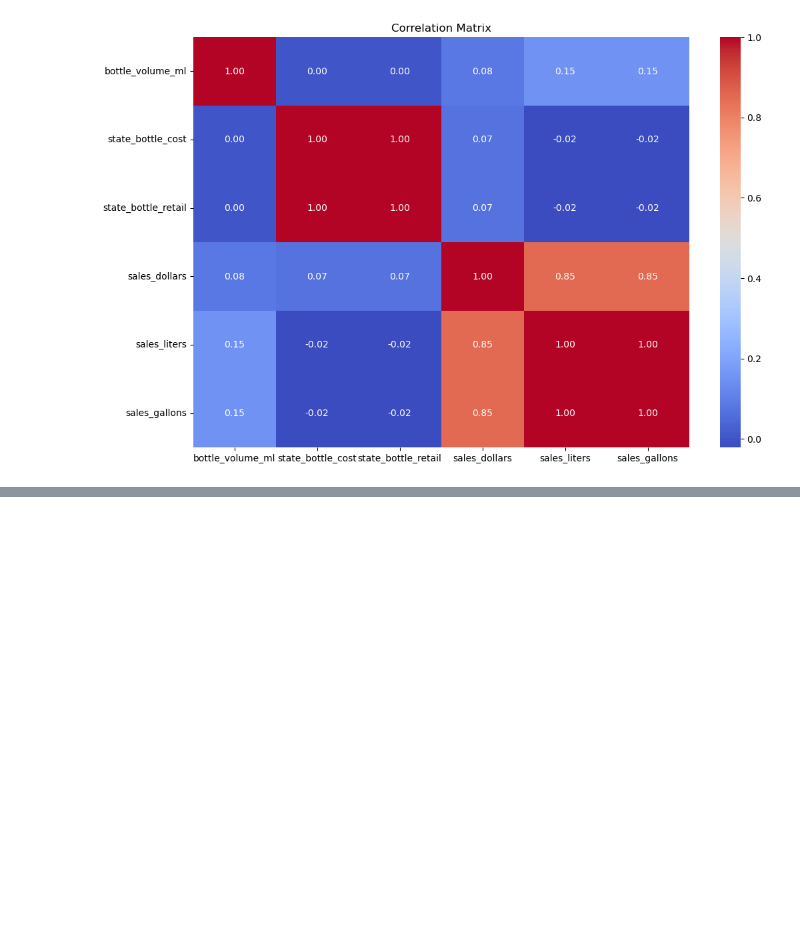
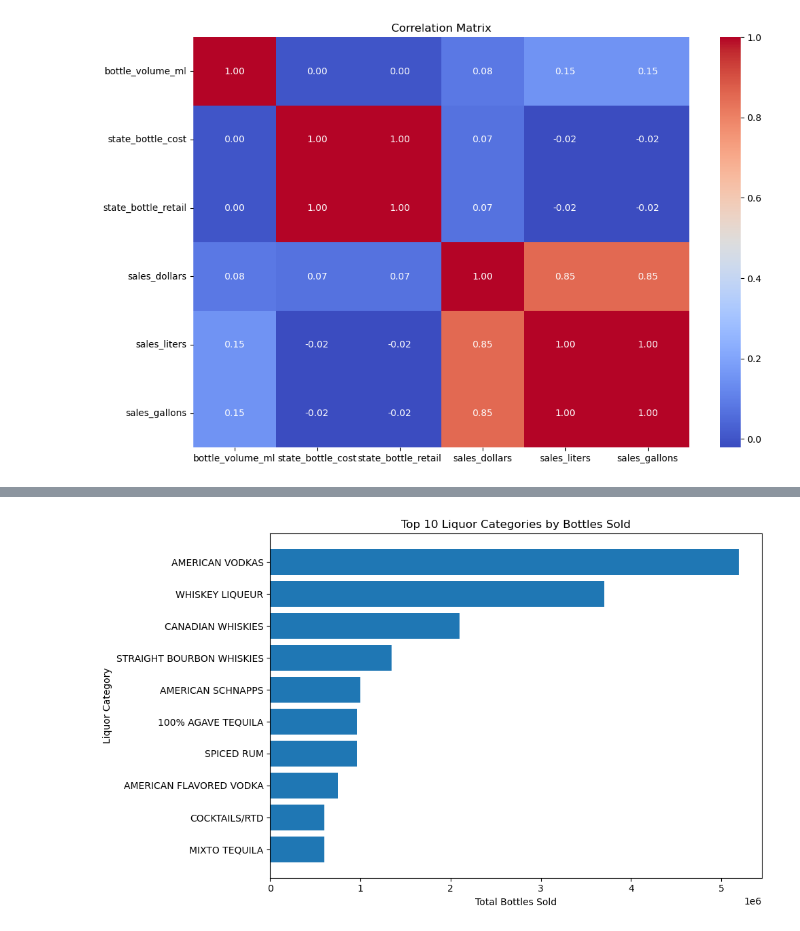
Before and after one commit to otishunt/data4401-joe, a Jupyter notebook: eda.ipynb, the cells around one changed output, grey strips where cells are left out. Saved outputs shown, nothing was run; the diff lists cells and outputs as text; code cells hidden in the pictures; blank space fills up the shorter version.

```diff
--- a/eda.ipynb
+++ b/eda.ipynb
@@ -141,0 +255,15 @@ KeyError: 'sale_dollars'
+# %%
+category_sales = con.execute("""
+    SELECT
+        category_code,
+        category_name,
+        SUM(CAST(sales_bottles AS INTEGER)) AS total_bottles,
+        SUM(sales_dollars) AS total_sales,
+        AVG(state_bottle_retail) AS avg_retail_price
+    FROM 'liquor.parquet'
+    WHERE category_name IS NOT NULL
+    GROUP BY category_code, category_name
+    ORDER BY total_bottles DESC
+""").df()
+
+category_sales.head(10)
@@ -141,0 +282,21 @@ KeyError: 'sale_dollars'
+# %%
+import matplotlib.pyplot as plt
+
+top_categories = category_sales.head(10)
+
+plt.figure(figsize=(10, 6))
+
+plt.barh(
+    top_categories["category_name"],
+    top_categories["total_bottles"]
+)
+
+plt.xlabel("Total Bottles Sold")
+plt.ylabel("Liquor Category")
+plt.title("Top 10 Liquor Categories by Bottles Sold")
+
+plt.gca().invert_yaxis()
+plt.tight_layout()
+plt.show()
+# %% [output]
+[figure, added]
```
Also changed, not shown: parts of 18 cells of this notebook.
